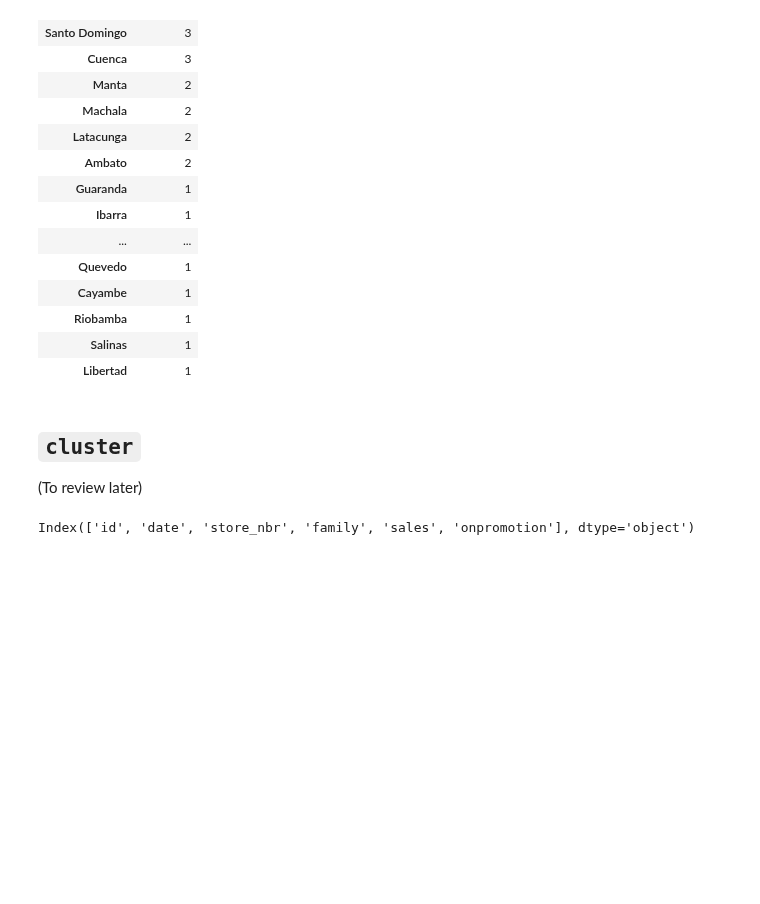
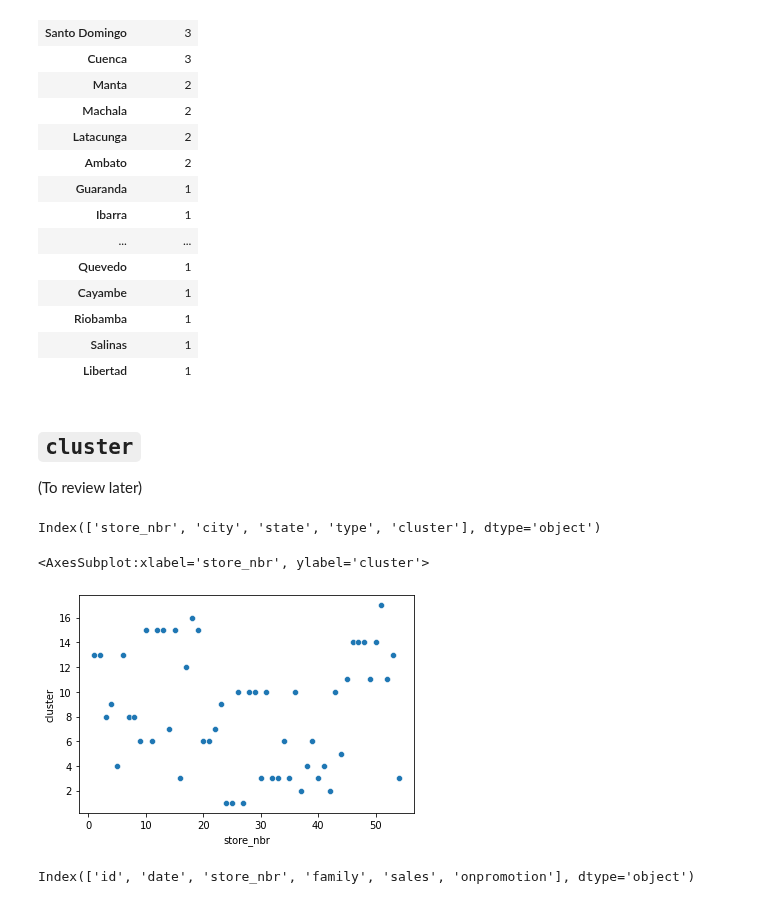
Before and after one commit to didine13/forecasting_for_sales, a Jupyter notebook: notebooks/nhouyvanisvong_dataexplo2.ipynb, the cells around one changed output. Saved outputs shown, nothing was run; the diff lists cells and outputs as text; code cells hidden in the pictures; blank space fills up the shorter version.

```diff
--- a/notebooks/nhouyvanisvong_dataexplo2.ipynb
+++ b/notebooks/nhouyvanisvong_dataexplo2.ipynb
@@ -688,6 +722,15 @@ pd.DataFrame(by_city)
 # %% [markdown]
 ## `cluster`
 (To review later)
+# %%
+stores_data.columns
+# %% [output]
+Index(['store_nbr', 'city', 'state', 'type', 'cluster'], dtype='object')
+# %%
+sns.scatterplot(x='store_nbr', y='cluster', data=stores_data)
+# %% [output]
+<AxesSubplot:xlabel='store_nbr', ylabel='cluster'>
+[figure, added]
 # %%
 # stores_data['cluster'].unique()
 # %%
```
Also changed, not shown: parts of 20 cells of this notebook.
